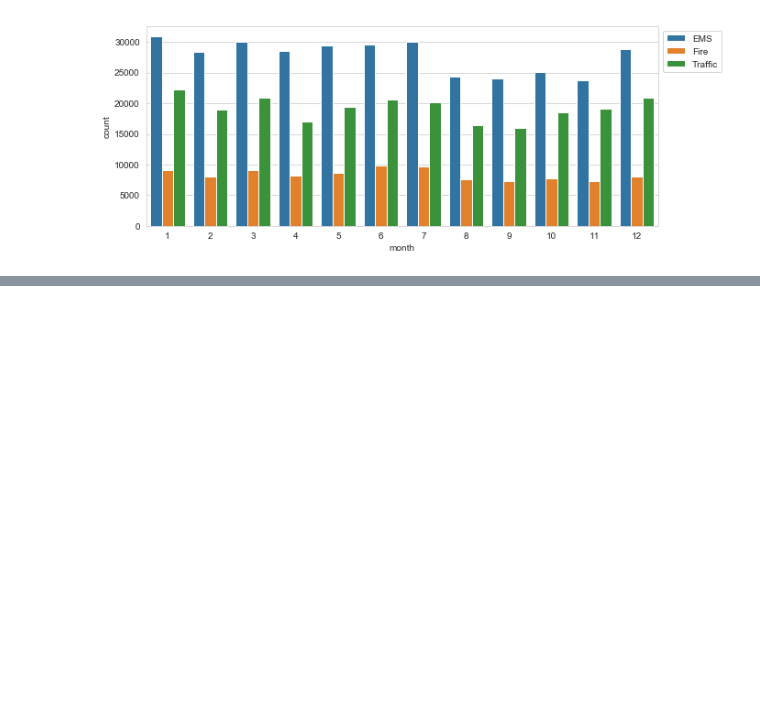
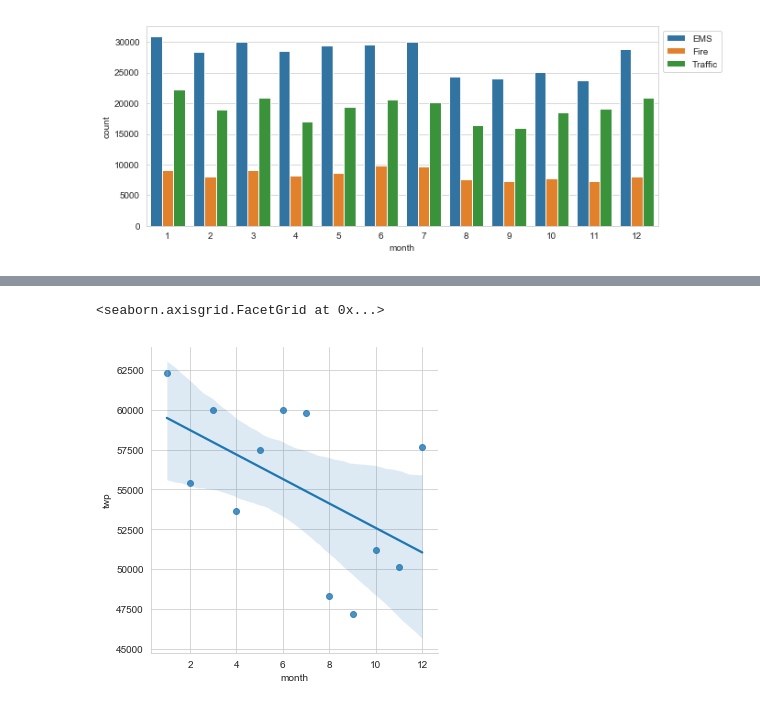
Before and after one commit to NavdeepTU/Data-Analysis-and-Visualization, a Jupyter notebook: 06. Capstone Projects/01. 911 Calls.ipynb, the cells around one changed output, grey strips where cells are left out. Cells and saved outputs as stored; diff of their text form; code cells hidden in the pictures; blank space fills up the shorter version.

```diff
--- a/06. Capstone Projects/01. 911 Calls.ipynb
+++ b/06. Capstone Projects/01. 911 Calls.ipynb
@@ -207,0 +240,9 @@ plt.legend(bbox_to_anchor=(1.0, 1.0))
+# %%
+# Now see if you can use seaborn's lmplot() to create a
+# linear fit on the number of calls per month.
+# Keep in mind you may need to reset the index to a column.
+byMonth = byMonth.reset_index()
+sns.lmplot(x='month', y='twp', data=byMonth)
+# %% [output]
+<seaborn.axisgrid.FacetGrid at 0x...>
+[figure, added]
```
Also changed, not shown: parts of 8 cells of this notebook.
